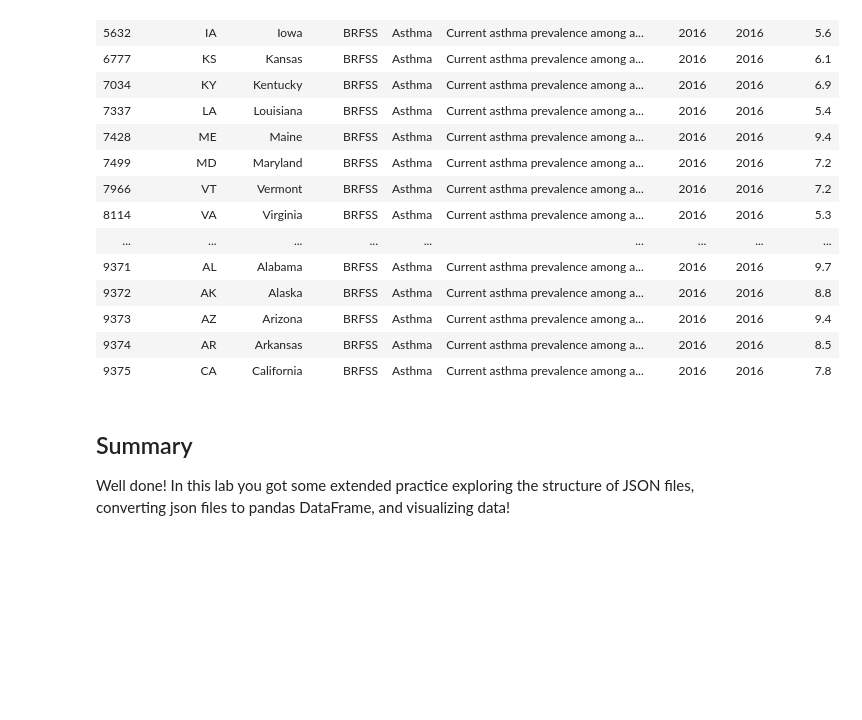
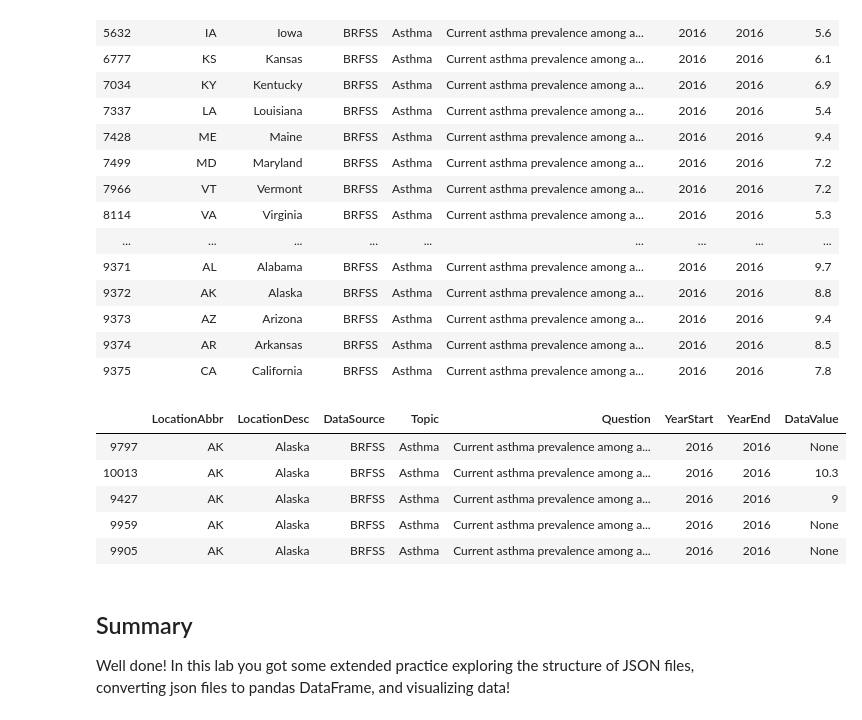
Before and after one commit to jeterry177/dsc-exploring-and-transforming-json-schemas-lab-deloitte-onl-webscrape-042020, a Jupyter notebook: index.ipynb, the cells around one changed output. Cells and saved outputs as stored; diff of their text form; code cells hidden in the pictures; blank space fills up the shorter version.

```diff
--- a/index.ipynb
+++ b/index.ipynb
@@ -133,7 +133,14 @@ view.head(20)
 | 9374 | AR | Arkansas | BRFSS | Asthma | Current asthma prevalence among a... | 2016 | 2016 | 8.5 |
 | 9375 | CA | California | BRFSS | Asthma | Current asthma prevalence among a... | 2016 | 2016 | 7.8 |
 # %%
-view.sort_values(by='LocationAbbr')
+view.sort_values(by='LocationAbbr').head()
+# %% [output]
+|  | LocationAbbr | LocationDesc | DataSource | Topic | Question | YearStart | YearEnd | DataValue |
+| 9797 | AK | Alaska | BRFSS | Asthma | Current asthma prevalence among a... | 2016 | 2016 | None |
+| 10013 | AK | Alaska | BRFSS | Asthma | Current asthma prevalence among a... | 2016 | 2016 | 10.3 |
+| 9427 | AK | Alaska | BRFSS | Asthma | Current asthma prevalence among a... | 2016 | 2016 | 9 |
+| 9959 | AK | Alaska | BRFSS | Asthma | Current asthma prevalence among a... | 2016 | 2016 | None |
+| 9905 | AK | Alaska | BRFSS | Asthma | Current asthma prevalence among a... | 2016 | 2016 | None |
 # %% [markdown]
 ## Summary
 
```
